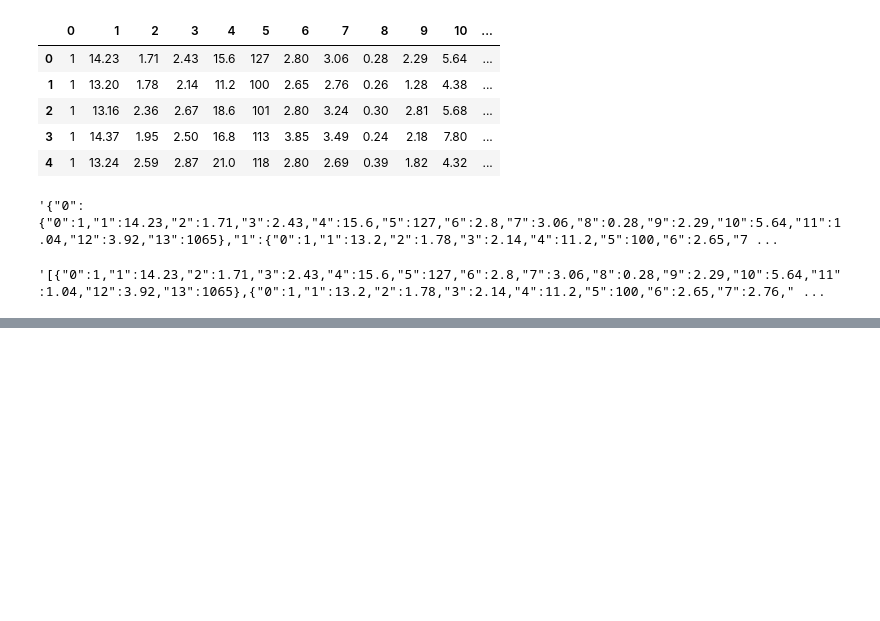
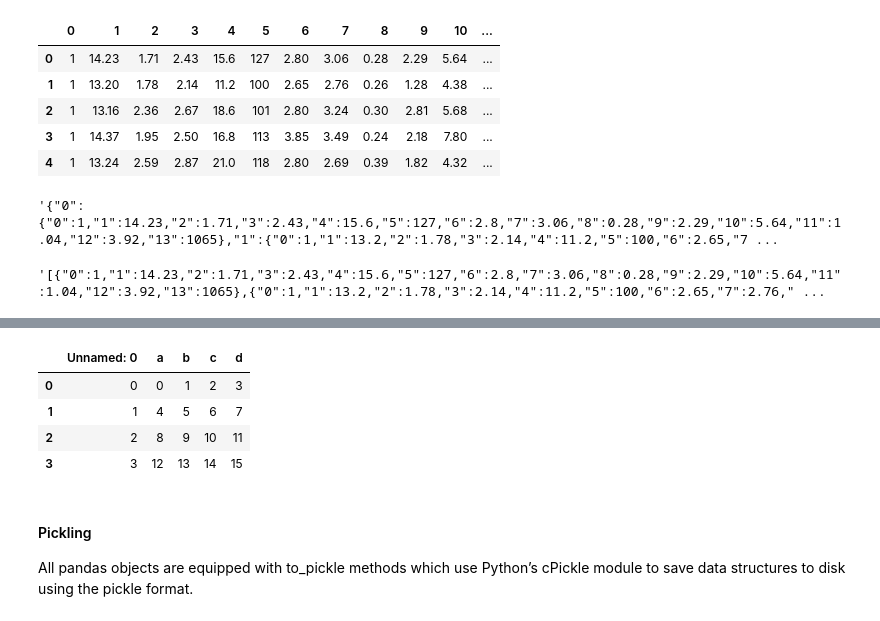
Before and after one commit to dikshitasingh02/learn-python, a Jupyter notebook: pandas.ipynb, the cells around one changed output, grey strips where cells are left out. Saved outputs shown, nothing was run; the diff lists cells and outputs as text; code cells hidden in the pictures; blank space fills up the shorter version.

```diff
--- a/pandas.ipynb
+++ b/pandas.ipynb
@@ -450,0 +500,11 @@ df.to_json(orient="records")
+# %%
+df_excel.head()
+# %% [output]
+|  | Unnamed: 0 | a | b | c | d |
+| 0 | 0 | 0 | 1 | 2 | 3 |
+| 1 | 1 | 4 | 5 | 6 | 7 |
+| 2 | 2 | 8 | 9 | 10 | 11 |
+| 3 | 3 | 12 | 13 | 14 | 15 |
+# %% [markdown]
+#### Pickling
+All pandas objects are equipped with to_pickle methods which use Python’s cPickle module to save data structures to disk using the pickle format.
```
Also changed, not shown: parts of 10 cells of this notebook, 2 other files.
